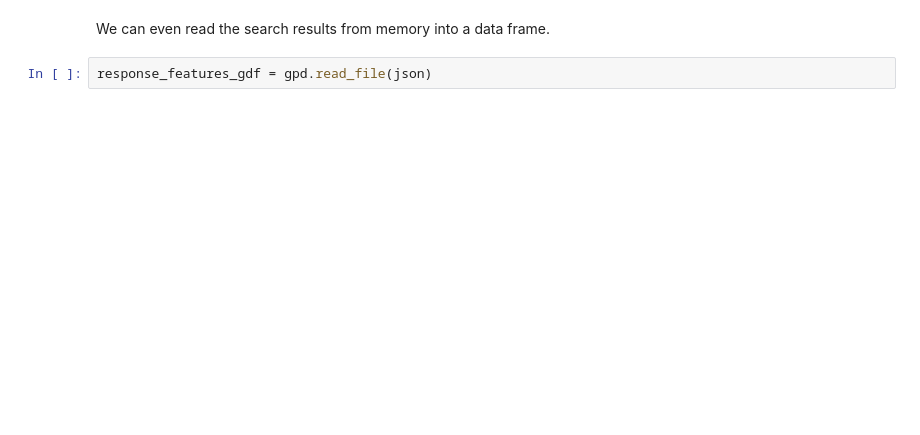
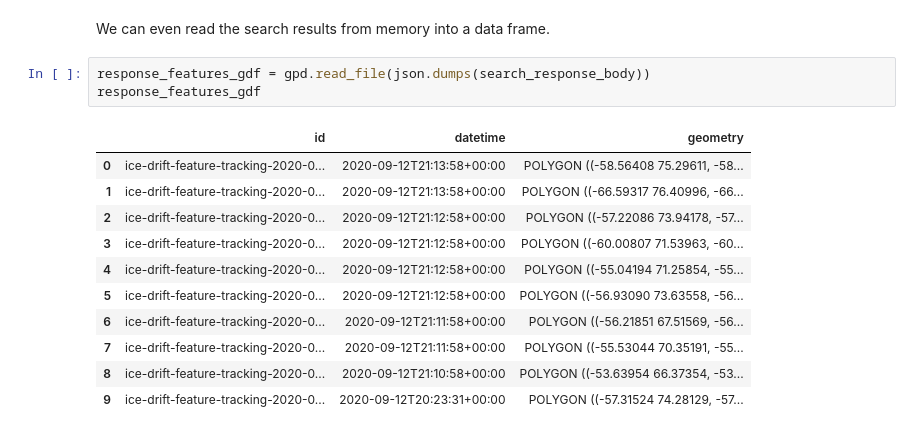
Before and after one commit to c-core-labs/notebooks, a Jupyter notebook: notebooks/c-stac-api.ipynb, the cells around one changed output. Cells and saved outputs as stored; diff of their text form; blank space fills up the shorter version.

```diff
--- a/notebooks/c-stac-api.ipynb
+++ b/notebooks/c-stac-api.ipynb
@@ -266,4 +266,17 @@ item_gdf
 # %% [markdown]
 We can even read the search results from memory into a data frame.
 # %%
-response_features_gdf = gpd.read_file(json)
+response_features_gdf = gpd.read_file(json.dumps(search_response_body))
+response_features_gdf
+# %% [output]
+|  | id | datetime | geometry |
+| 0 | ice-drift-feature-tracking-2020-0... | 2020-09-12T21:13:58+00:00 | POLYGON ((-58.56408 75.29611, -58... |
+| 1 | ice-drift-feature-tracking-2020-0... | 2020-09-12T21:13:58+00:00 | POLYGON ((-66.59317 76.40996, -66... |
+| 2 | ice-drift-feature-tracking-2020-0... | 2020-09-12T21:12:58+00:00 | POLYGON ((-57.22086 73.94178, -57... |
+| 3 | ice-drift-feature-tracking-2020-0... | 2020-09-12T21:12:58+00:00 | POLYGON ((-60.00807 71.53963, -60... |
+| 4 | ice-drift-feature-tracking-2020-0... | 2020-09-12T21:12:58+00:00 | POLYGON ((-55.04194 71.25854, -55... |
+| 5 | ice-drift-feature-tracking-2020-0... | 2020-09-12T21:12:58+00:00 | POLYGON ((-56.93090 73.63558, -56... |
+| 6 | ice-drift-feature-tracking-2020-0... | 2020-09-12T21:11:58+00:00 | POLYGON ((-56.21851 67.51569, -56... |
+| 7 | ice-drift-feature-tracking-2020-0... | 2020-09-12T21:11:58+00:00 | POLYGON ((-55.53044 70.35191, -55... |
+| 8 | ice-drift-feature-tracking-2020-0... | 2020-09-12T21:10:58+00:00 | POLYGON ((-53.63954 66.37354, -53... |
+| 9 | ice-drift-feature-tracking-2020-0... | 2020-09-12T20:23:31+00:00 | POLYGON ((-57.31524 74.28129, -57... |
```
Also changed, not shown: parts of 18 cells of this notebook, 2 other files.
